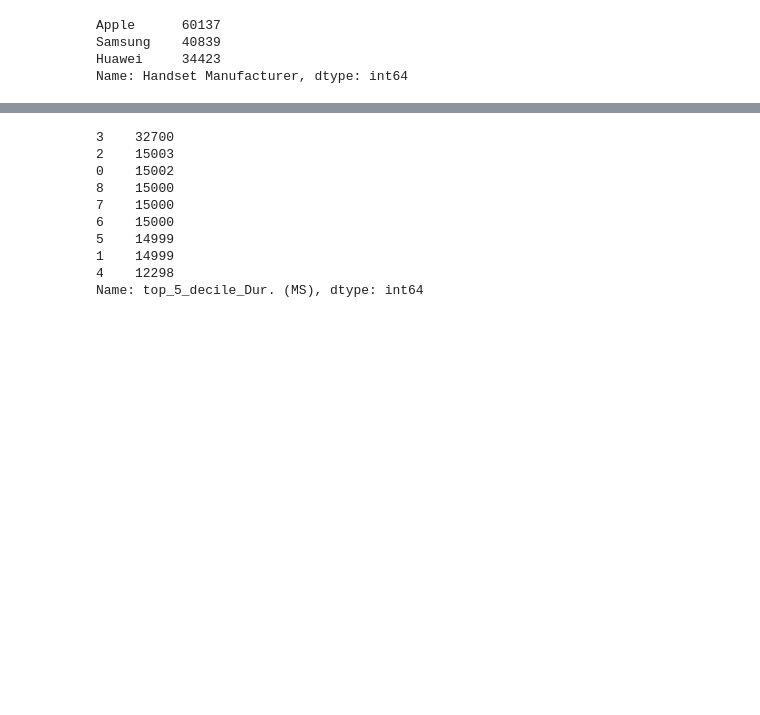
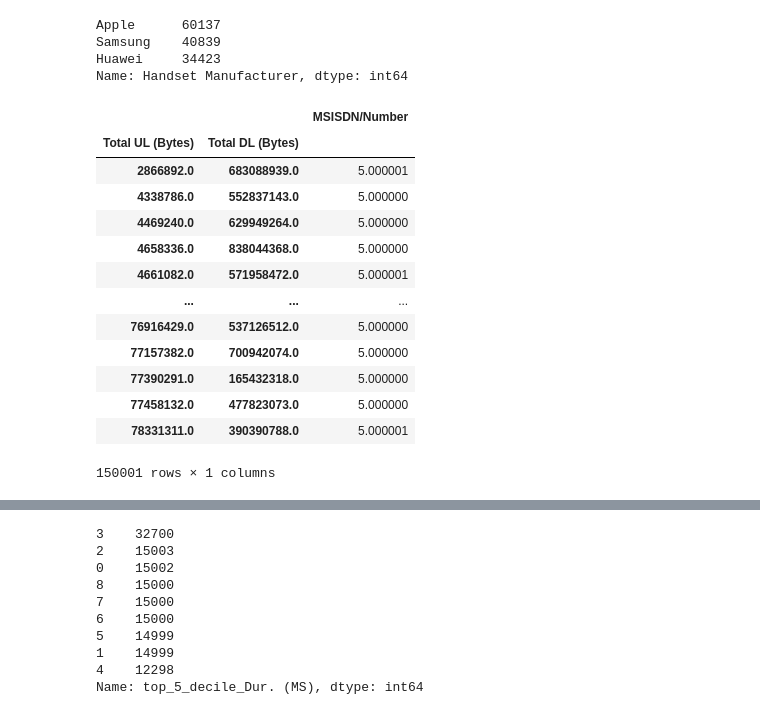
Before and after one commit to follynamylus/Telecommunication, a Jupyter notebook: notebooks/TellCo.ipynb, the cells around one changed output, grey strips where cells are left out. Drawn from its saved outputs; the diff is of its cells as text; code cells hidden in the pictures; blank space fills up the shorter version.

```diff
--- a/notebooks/TellCo.ipynb
+++ b/notebooks/TellCo.ipynb
@@ -116,6 +116,22 @@ user_per_xDR = df.groupby(['Bearer Id']).agg({'MSISDN/Number':'count'})
 user_per_xDR_session = df.groupby(['Dur. (ms)']).agg({'MSISDN/Number':'sum'})
 # %%
 total_UL_DL_per_User = df.groupby(['Total UL (Bytes)','Total DL (Bytes)']).agg({'MSISDN/Number':'sum'})
+total_UL_DL_per_User
+# %% [output]
+|  |  | MSISDN/Number |
+| Total UL (Bytes) | Total DL (Bytes) |  |
+| 2866892.0 | 683088939.0 | 5.000001 |
+| 4338786.0 | 552837143.0 | 5.000000 |
+| 4469240.0 | 629949264.0 | 5.000000 |
+| 4658336.0 | 838044368.0 | 5.000000 |
+| 4661082.0 | 571958472.0 | 5.000001 |
+| ... | ... | ... |
+| 76916429.0 | 537126512.0 | 5.000000 |
+| 77157382.0 | 700942074.0 | 5.000000 |
+| 77390291.0 | 165432318.0 | 5.000000 |
+| 77458132.0 | 477823073.0 | 5.000000 |
+| 78331311.0 | 390390788.0 | 5.000001 |
+150001 rows × 1 columns
 # %%
 df['Total_volume (Bytes)'] = df['Total DL (Bytes)'] + df['Total UL (Bytes)']
 # %%
```
Also changed, not shown: parts of 13 cells of this notebook.
